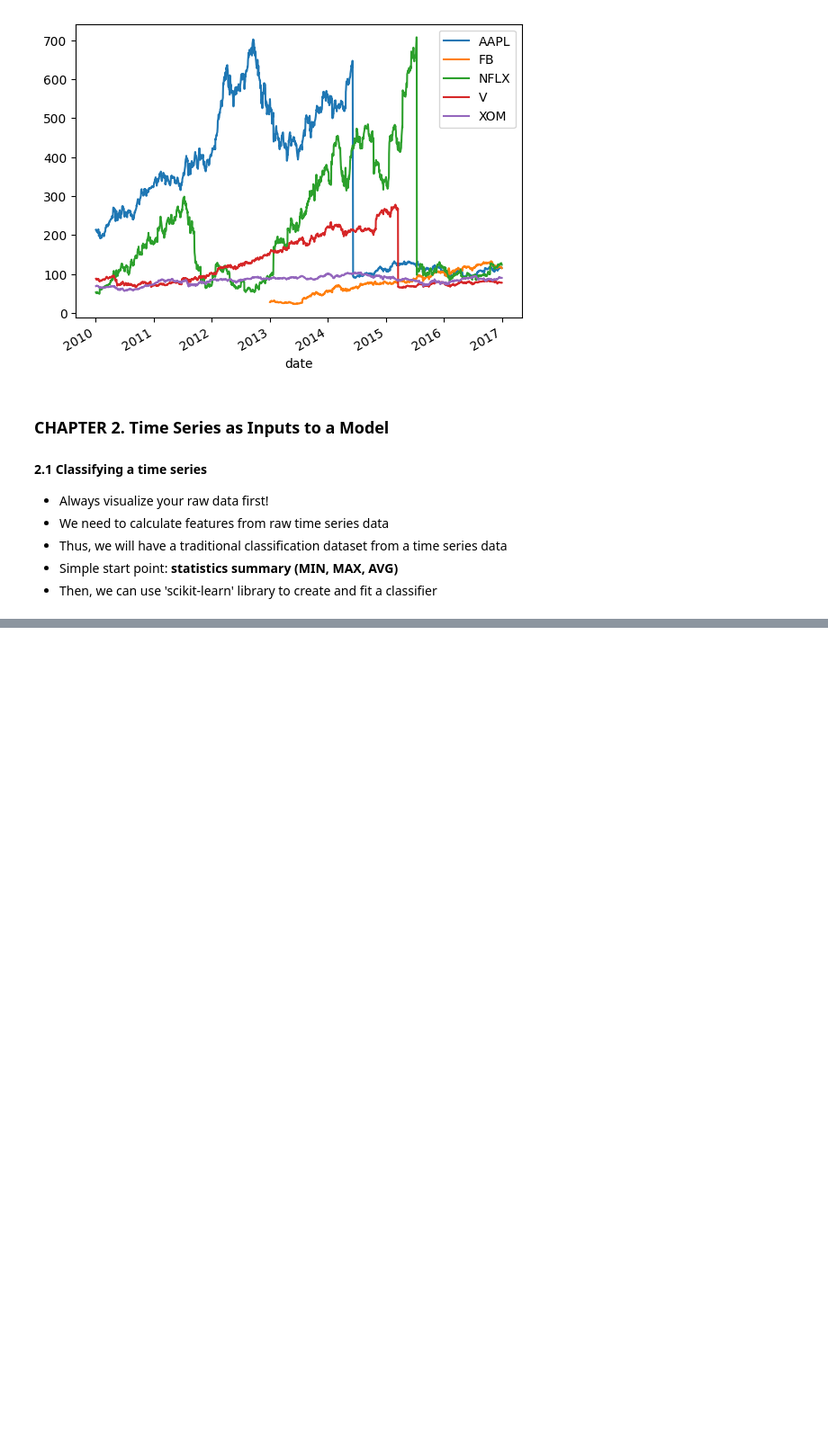
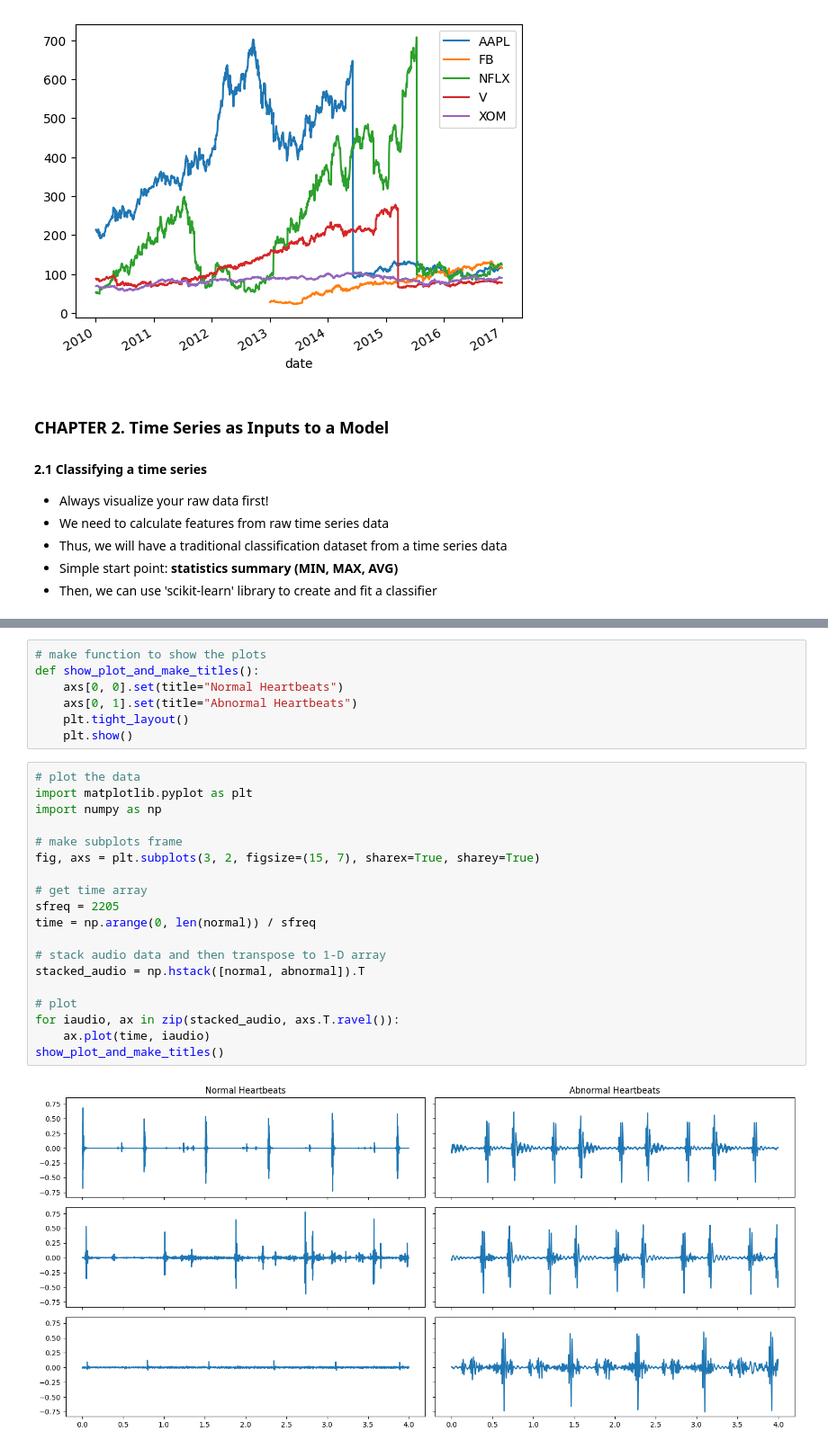
Before and after one commit to GuoweiYang19891101/datacamp_machine_learning_scientist_python, a Jupyter notebook: 9_time_series_data.ipynb, the cells around one changed output, grey strips where cells are left out. Shown at 90% size. Drawn from its saved outputs; the diff is of its cells as text; blank space fills up the shorter version.

```diff
--- a/9_time_series_data.ipynb
+++ b/9_time_series_data.ipynb
@@ -358,0 +408,28 @@ plt.show()
+# %%
+# make function to show the plots
+def show_plot_and_make_titles():
+    axs[0, 0].set(title="Normal Heartbeats")
+    axs[0, 1].set(title="Abnormal Heartbeats")
+    plt.tight_layout()
+    plt.show()
+# %%
+# plot the data
+import matplotlib.pyplot as plt
+import numpy as np
+
+# make subplots frame
+fig, axs = plt.subplots(3, 2, figsize=(15, 7), sharex=True, sharey=True)
+
+# get time array
+sfreq = 2205
+time = np.arange(0, len(normal)) / sfreq
+
+# stack audio data and then transpose to 1-D array
+stacked_audio = np.hstack([normal, abnormal]).T
+
+# plot
+for iaudio, ax in zip(stacked_audio, axs.T.ravel()):
+    ax.plot(time, iaudio)
+show_plot_and_make_titles()
+# %% [output]
+[figure, added]
```
Also changed, not shown: parts of 8 cells of this notebook.
